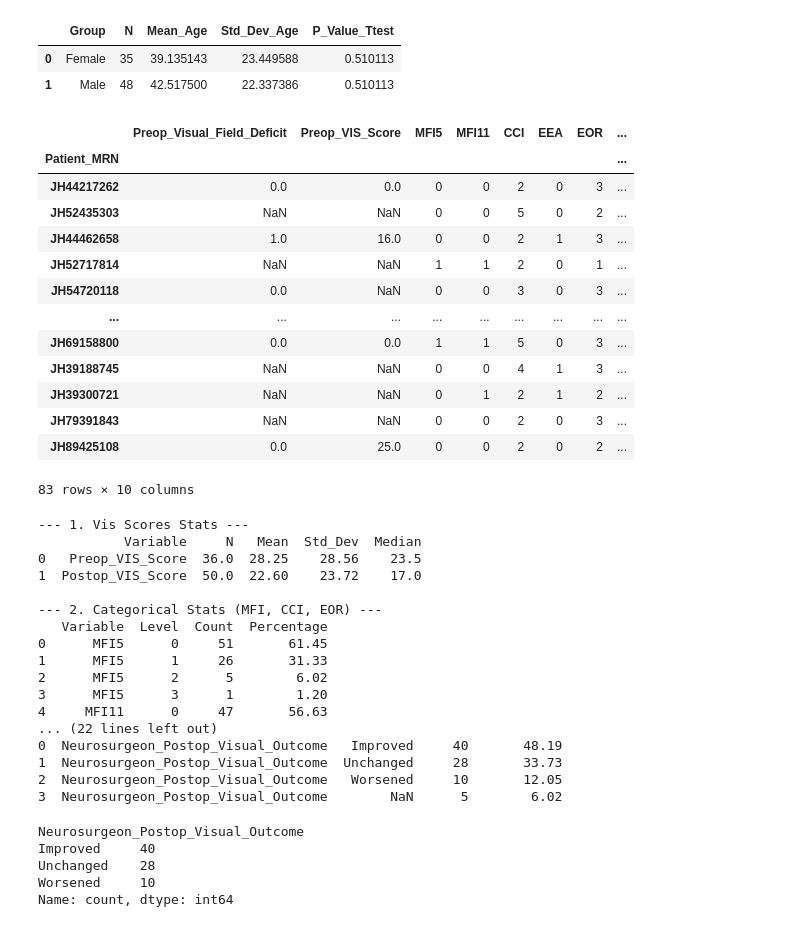
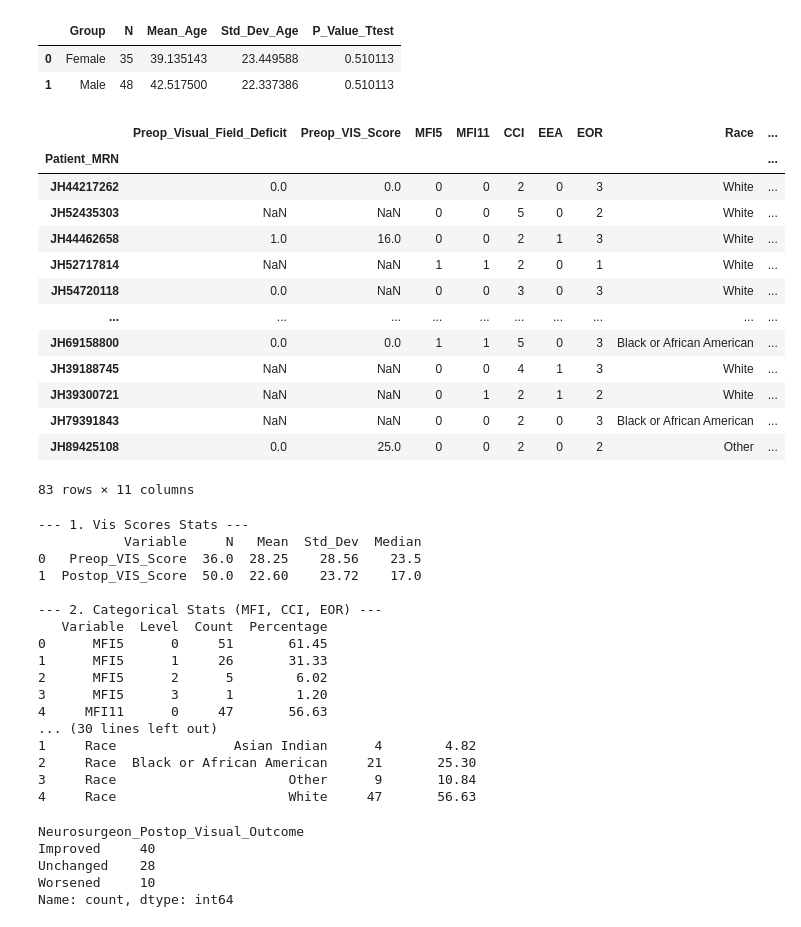
Before and after one commit to ygrepo/Craniopharyngiomas_Image_Segmentation, a Jupyter notebook: notebooks/vision_data.ipynb, the cells around one changed output. Saved outputs shown, nothing was run; the diff lists cells and outputs as text; code cells hidden in the pictures.

```diff
--- a/notebooks/vision_data.ipynb
+++ b/notebooks/vision_data.ipynb
@@ -16,6 +16,7 @@ df = pd.read_excel(
     index_col=1,
     header=0  # This explicitly uses the first row (index 0) as the header
 )
+df.loc[df['Race'] == 'Whtie', 'Race'] = 'White'
 df.head()
 # %% [output]
 |  | Patient_Num | Preop_Visual_Field_Deficit | Preop_VIS_Score | Sex_Male | Race | Age_at_Surgery_Years | ... |
@@ -83,26 +84,27 @@ summary_df
 # %%
 cols= ['Preop_Visual_Field_Deficit', 'Preop_VIS_Score',
        'MFI5', 'MFI11', 'CCI',
        'EEA', 'EOR',
+       'Race',
        'Postop_Visual_Field_Deficit',
        'Postop_VIS_Score',
        'Neurosurgeon_Postop_Visual_Outcome']
 df[cols]
 # %% [output]
-|  | Preop_Visual_Field_Deficit | Preop_VIS_Score | MFI5 | MFI11 | CCI | EEA | EOR | ... |
-| Patient_MRN |  |  |  |  |  |  |  | ... |
-| JH44217262 | 0.0 | 0.0 | 0 | 0 | 2 | 0 | 3 | ... |
-| JH52435303 | NaN | NaN | 0 | 0 | 5 | 0 | 2 | ... |
-| JH44462658 | 1.0 | 16.0 | 0 | 0 | 2 | 1 | 3 | ... |
-| JH52717814 | NaN | NaN | 1 | 1 | 2 | 0 | 1 | ... |
-| JH54720118 | 0.0 | NaN | 0 | 0 | 3 | 0 | 3 | ... |
-| ... | ... | ... | ... | ... | ... | ... | ... | ... |
-| JH69158800 | 0.0 | 0.0 | 1 | 1 | 5 | 0 | 3 | ... |
-| JH39188745 | NaN | NaN | 0 | 0 | 4 | 1 | 3 | ... |
-| JH39300721 | NaN | NaN | 0 | 1 | 2 | 1 | 2 | ... |
-| JH79391843 | NaN | NaN | 0 | 0 | 2 | 0 | 3 | ... |
-| JH89425108 | 0.0 | 25.0 | 0 | 0 | 2 | 0 | 2 | ... |
+|  | Preop_Visual_Field_Deficit | Preop_VIS_Score | MFI5 | MFI11 | CCI | EEA | EOR | Race | ... |
+| Patient_MRN |  |  |  |  |  |  |  |  | ... |
+| JH44217262 | 0.0 | 0.0 | 0 | 0 | 2 | 0 | 3 | White | ... |
+| JH52435303 | NaN | NaN | 0 | 0 | 5 | 0 | 2 | White | ... |
+| JH44462658 | 1.0 | 16.0 | 0 | 0 | 2 | 1 | 3 | White | ... |
+| JH52717814 | NaN | NaN | 1 | 1 | 2 | 0 | 1 | White | ... |
+| JH54720118 | 0.0 | NaN | 0 | 0 | 3 | 0 | 3 | White | ... |
+| ... | ... | ... | ... | ... | ... | ... | ... | ... | ... |
+| JH69158800 | 0.0 | 0.0 | 1 | 1 | 5 | 0 | 3 | Black or African American | ... |
+| JH39188745 | NaN | NaN | 0 | 0 | 4 | 1 | 3 | White | ... |
+| JH39300721 | NaN | NaN | 0 | 1 | 2 | 1 | 2 | White | ... |
+| JH79391843 | NaN | NaN | 0 | 0 | 2 | 0 | 3 | Black or African American | ... |
+| JH89425108 | 0.0 | 25.0 | 0 | 0 | 2 | 0 | 2 | Other | ... |
-83 rows × 10 columns
+83 rows × 11 columns
 # %%
 
 # Assuming 'df' is your dataframe
@@ -174,6 +176,16 @@ outcome_stats = get_categorical_stats(df, ['Neurosurgeon_Postop_Visual_Outcome']
 print("\n--- 4. Outcome Stats ---")
 print(outcome_stats)
 outcome_stats.to_csv('../output/metrics/stats_4_outcome.csv', index=False)
+
+# ---------------------------------------------------------
+# 2. Categorical Race -> Count, %
+# ---------------------------------------------------------
+cat_cols = ['Race']
+cat_stats = get_categorical_stats(df, cat_cols).round(2)
+
+print("\n--- 2. Categorical Stats (MFI, CCI, EOR) ---")
+print(cat_stats)
+cat_stats.to_csv('../output/metrics/stats_5_race.csv', index=False)
 # %% [output]
 --- 1. Vis Scores Stats ---
            Variable     N   Mean  Std_Dev  Median
@@ -187,11 +199,11 @@ outcome_stats.to_csv('../output/metrics/stats_4_outcome.csv', index=False)
 2      MFI5      2      5        6.02
 3      MFI5      3      1        1.20
 4     MFI11      0     47       56.63
-... (22 lines left out)
-0  Neurosurgeon_Postop_Visual_Outcome   Improved     40       48.19
-1  Neurosurgeon_Postop_Visual_Outcome  Unchanged     28       33.73
-2  Neurosurgeon_Postop_Visual_Outcome   Worsened     10       12.05
-3  Neurosurgeon_Postop_Visual_Outcome        NaN      5        6.02
+... (30 lines left out)
+1     Race               Asian Indian      4        4.82
+2     Race  Black or African American     21       25.30
+3     Race                      Other      9       10.84
+4     Race                      White     47       56.63
 # %%
 df["Neurosurgeon_Postop_Visual_Outcome"].value_counts()
 # %% [output]
```
Also changed, not shown: 8 other files.
